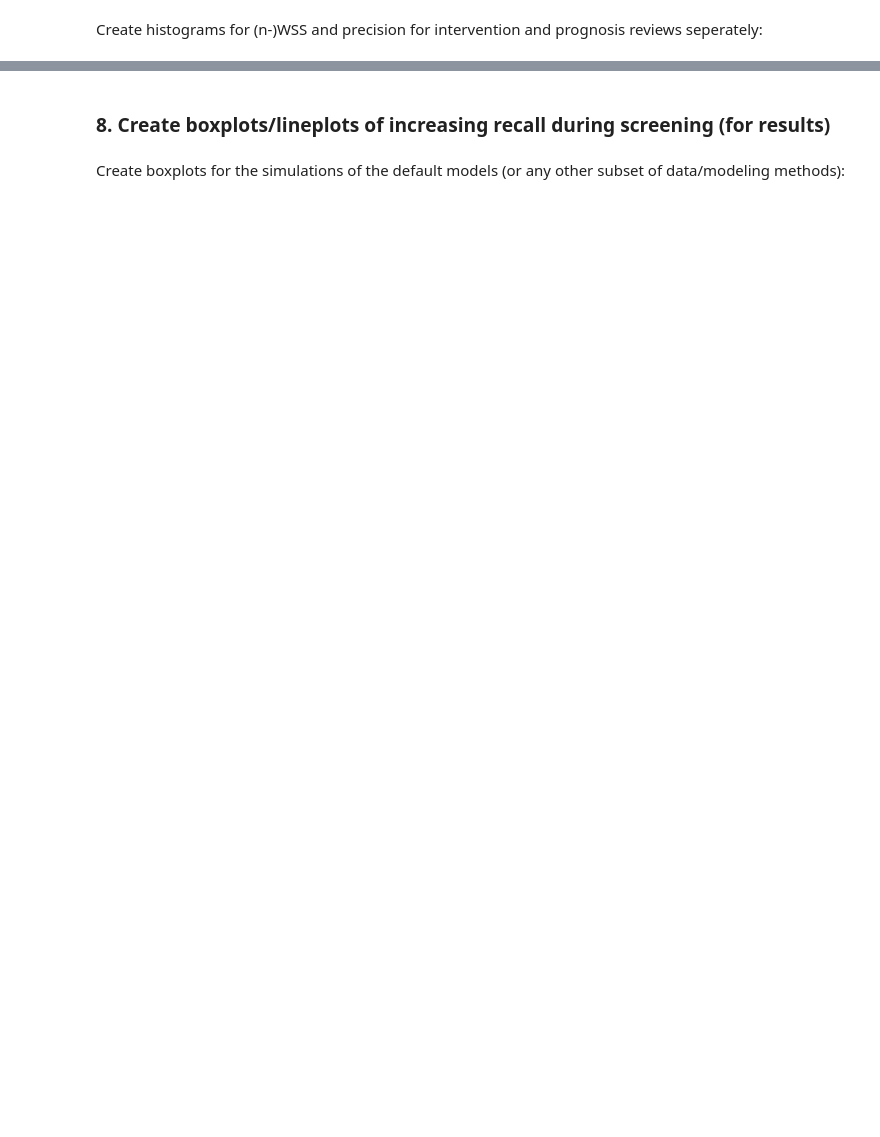
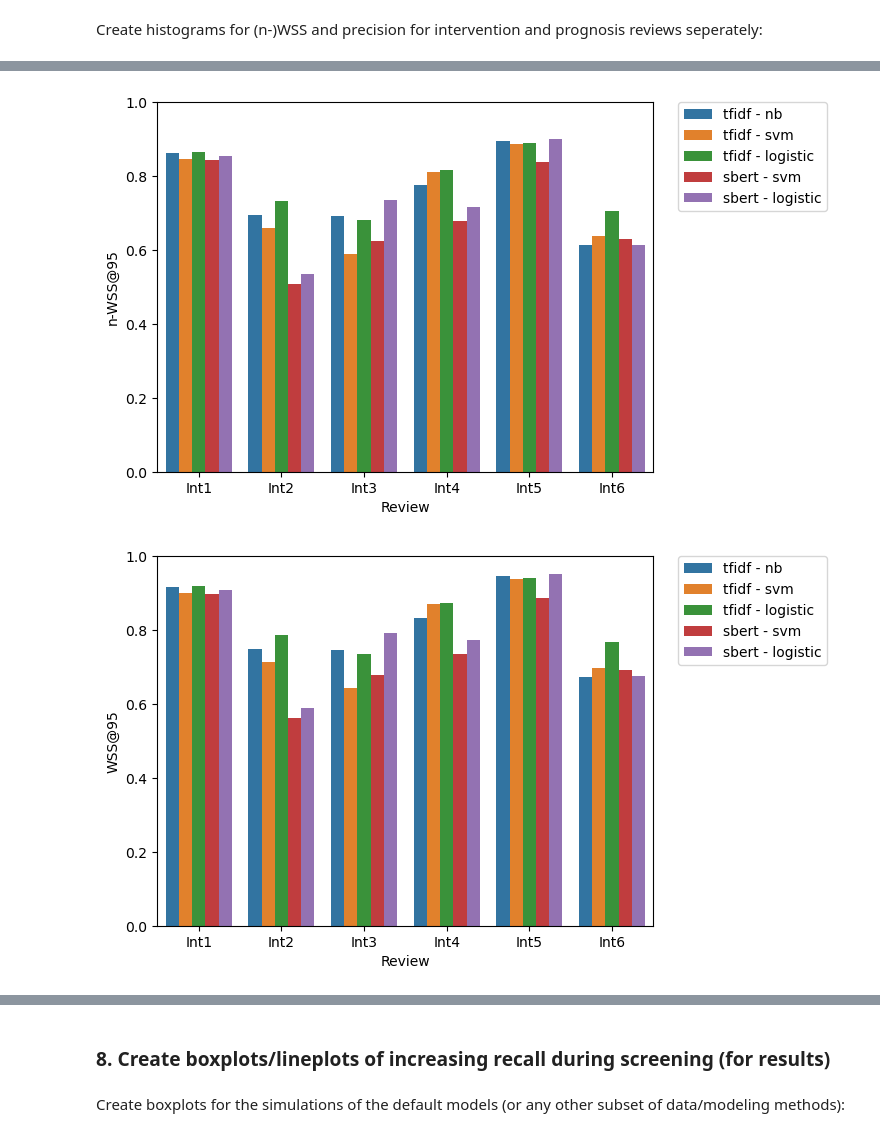
Before and after one commit to isa-sp/SR_semi-automated_screening, a Jupyter notebook: src/output_generation_SR.ipynb, the cells around one changed output, grey strips where cells are left out. Cells and saved outputs as stored; diff of their text form; code cells hidden in the pictures; blank space fills up the shorter version.

```diff
--- a/src/output_generation_SR.ipynb
+++ b/src/output_generation_SR.ipynb
@@ -362,0 +349,10 @@ generate_histograms(dataset=df_wss_prec_all_values_ed,
+# %%
+review_types = ['Int']
+generate_histograms(dataset=df_wss_prec_all_values[~df_wss_prec_all_values['Review'].str.contains('Int7', na=False)],
+                    x='Review',
+                    variables=variables_to_plot,
+                    y_labels=variable_names,
+                    review_types=review_types)
+# %% [output]
+[figure, added]
+[figure, added]
```
Also changed, not shown: parts of 68 cells of this notebook.
